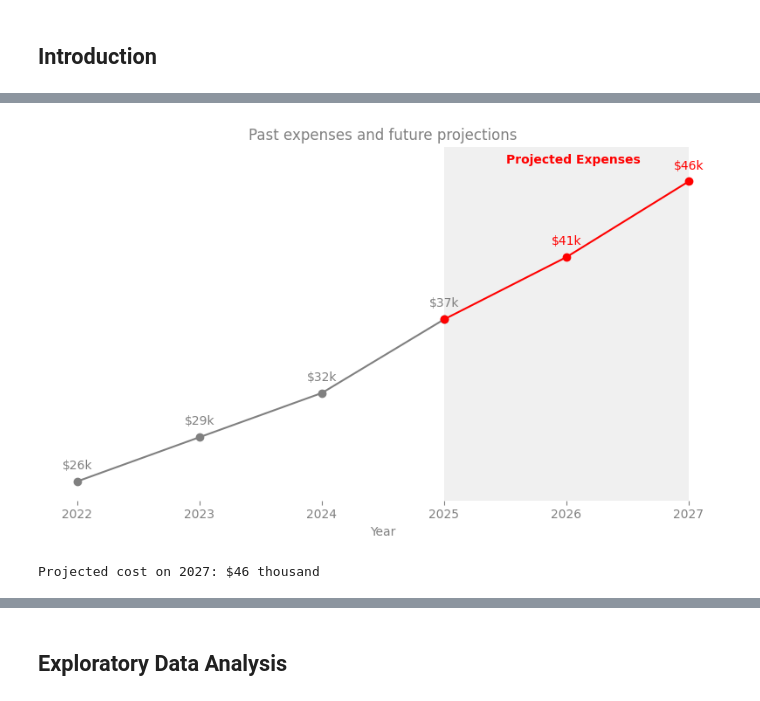
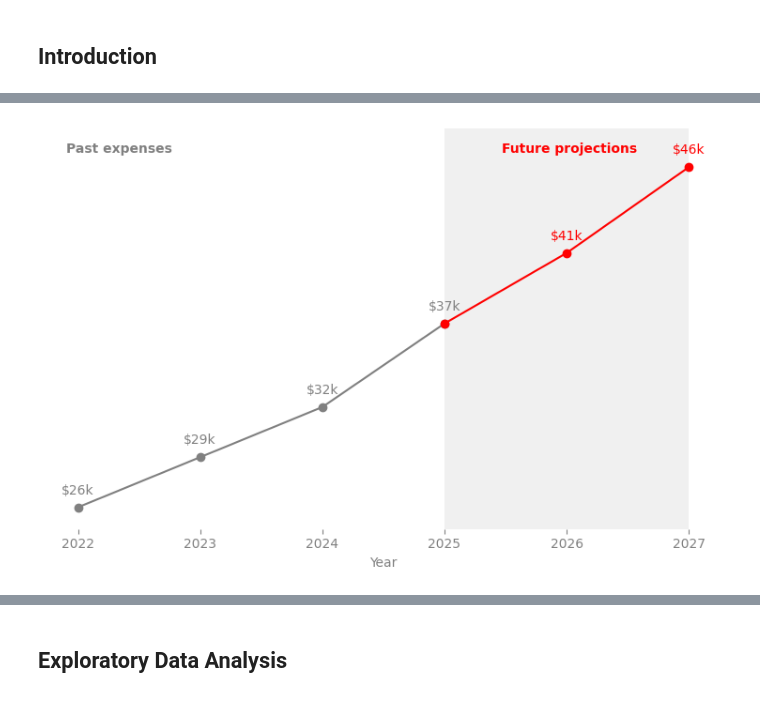
Before and after one commit to VilarMMS/SteadyWheels-, a Jupyter notebook: Project_notebook.ipynb, the cells around one changed output, grey strips where cells are left out. Drawn from its saved outputs; the diff is of its cells as text; code cells hidden in the pictures.

```diff
--- a/Project_notebook.ipynb
+++ b/Project_notebook.ipynb
@@ -58,10 +60,9 @@ plt.plot(years, costs, marker='o', linestyle='-', color='gray', zorder=2)
 # Plotting projected expenses (red with solid line)
 plt.plot(years_proj, costs_proj_exp, marker='o', linestyle='-', color='r', zorder=2)
 
-# Adding labels and title (gray color)
+# Adding labels
 plt.xlabel('Year', color='gray')
-plt.ylabel('')  # Removed y-axis title
-plt.title('Past expenses and future projections', color='gray')
+plt.ylabel('')
 
 # Set y-axis limits
 plt.ylim(costs[0]*0.95, costs_proj_exp[-1]*1.05)
@@ -88,35 +89,41 @@ for i, (x, y) in enumerate(zip(years_proj, costs_proj_exp)):
                  xy=(x, y),
                  xytext=(0, 10),
                  textcoords='offset points',
                  ha='center',
                  color='red',
                  zorder=3)
 
 # Remove grid and legend
 plt.grid(False)
 plt.legend().remove()
 
 # Add "Projected Expenses" text annotation near the end of the red line
-plt.annotate('Projected Expenses',
+plt.annotate('Future projections',
              xy=(years_proj[-2], costs_proj_exp[-2]),
              xytext=(-50, 77),
              textcoords='offset points',
              color='red',
              fontweight='bold',
              zorder=3)
+
+plt.annotate('Past expenses',
+                 xy=(years_proj[-2], costs_proj_exp[-2]),
+                 xytext=(-384, 77),
+                 textcoords='offset points',
+                 ha='left',
+                fontweight='bold',
+                 color='gray',
+                 zorder=3)
 
 # Remove all spines (box around the plot)
 for spine in plt.gca().spines.values():
     spine.set_visible(False)
 
 # Making tick marks gray for x-axis only
 plt.tick_params(axis='x', colors='gray')
 plt.tick_params(axis='y', colors='gray')
 
 plt.tight_layout()
 plt.show()
-
-print(f'Projected cost on {years_proj[-1]:.0f}: ${costs_proj_exp[-1]/1000:.0f} thousand')
 # %% [output]
-[figure, old version]
+[figure, new version]
-Projected cost on 2027: $46 thousand
```
Also changed, not shown: parts of 78 cells of this notebook, 5 other files.
